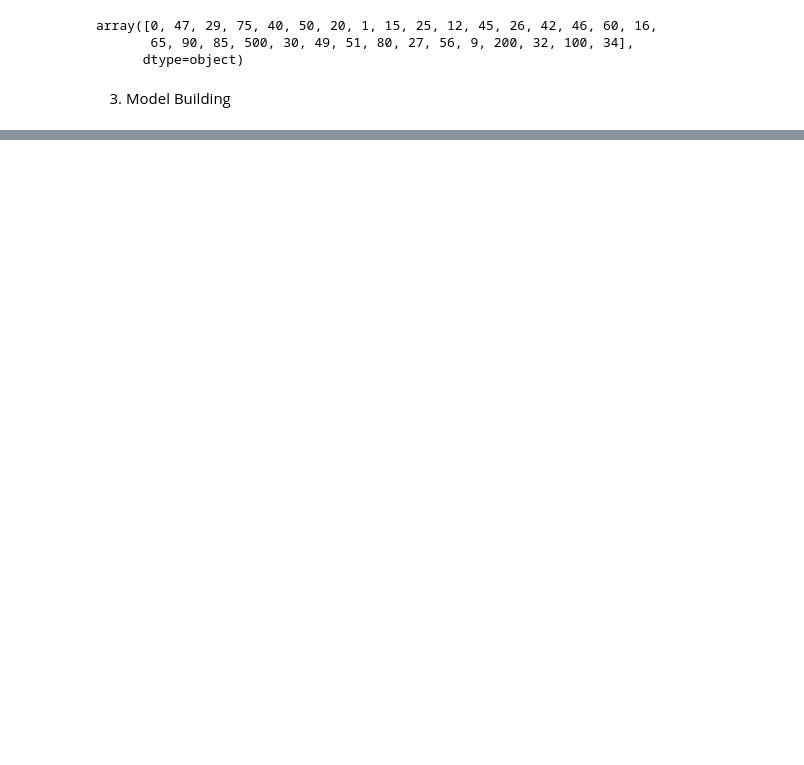
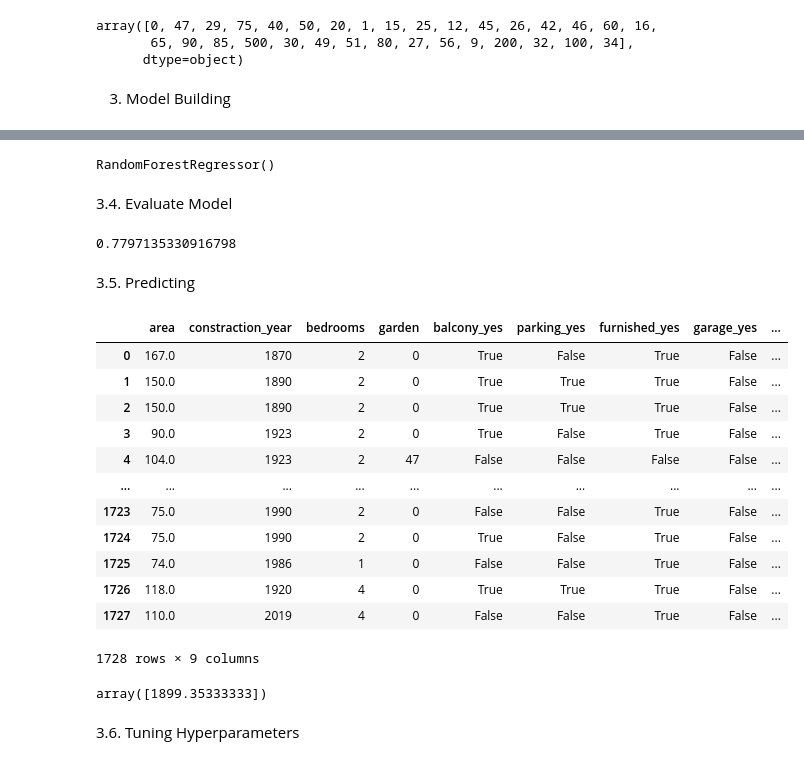
Before and after one commit to Human-Glitch/ml-playground, a Jupyter notebook: ml-in-production/random_forest_model.ipynb, the cells around one changed output, grey strips where cells are left out. Cells and saved outputs as stored; diff of their text form; code cells hidden in the pictures; blank space fills up the shorter version.

Commit message:
Built the model and saved it to a file

```diff
--- a/ml-in-production/random_forest_model.ipynb
+++ b/ml-in-production/random_forest_model.ipynb
@@ -132,0 +135,10 @@ array([0, 47, 29, 75, 40, 50, 20, 1, 15, 25, 12, 45, 26, 42, 46, 60, 16,
+# %%
+X = data_encoded[['area',
+                  'constraction_year',
+                  'bedrooms',
+                  'garden',
+                  'balcony_yes',
+                  'parking_yes',
+                  'furnished_yes',
+                  'garage_yes',
+                  'storage_yes']]
@@ -132,0 +174,34 @@ array([0, 47, 29, 75, 40, 50, 20, 1, 15, 25, 12, 45, 26, 42, 46, 60, 16,
+# %%
+rf.fit(X_train, y_train)
+# %% [output]
+RandomForestRegressor()
+# %% [markdown]
+3.4. Evaluate Model
+# %%
+rf.score(X_test, y_test)
+# %% [output]
+0.7797135330916798
+# %% [markdown]
+3.5. Predicting
+# %%
+X
+# %% [output]
+|  | area | constraction_year | bedrooms | garden | balcony_yes | parking_yes | furnished_yes | garage_yes | ... |
+| 0 | 167.0 | 1870 | 2 | 0 | True | False | True | False | ... |
+| 1 | 150.0 | 1890 | 2 | 0 | True | True | True | False | ... |
+| 2 | 150.0 | 1890 | 2 | 0 | True | True | True | False | ... |
+| 3 | 90.0 | 1923 | 2 | 0 | True | False | True | False | ... |
+| 4 | 104.0 | 1923 | 2 | 47 | False | False | False | False | ... |
+| ... | ... | ... | ... | ... | ... | ... | ... | ... | ... |
+| 1723 | 75.0 | 1990 | 2 | 0 | False | False | True | False | ... |
+| 1724 | 75.0 | 1990 | 2 | 0 | True | False | True | False | ... |
+| 1725 | 74.0 | 1986 | 1 | 0 | False | False | True | False | ... |
+| 1726 | 118.0 | 1920 | 4 | 0 | True | True | True | False | ... |
+| 1727 | 110.0 | 2019 | 4 | 0 | False | False | True | False | ... |
+1728 rows × 9 columns
+# %%
+rf.predict([[85, 2015, 2, 20, 1, 1, 0, 0, 1]])
+# %% [output]
+array([1899.35333333])
+# %% [markdown]
+3.6. Tuning Hyperparameters
```
Also changed, not shown: parts of 22 cells of this notebook, 1 other file.
